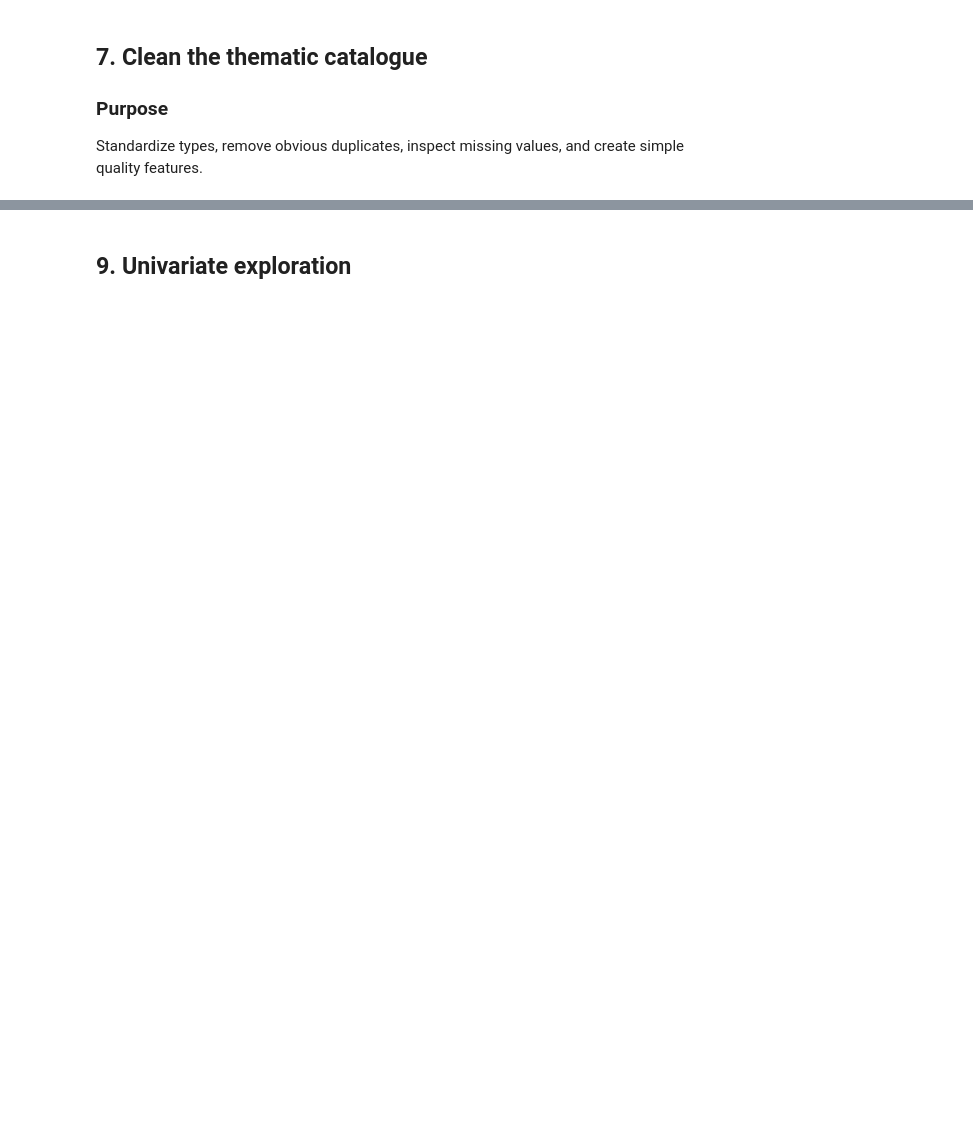
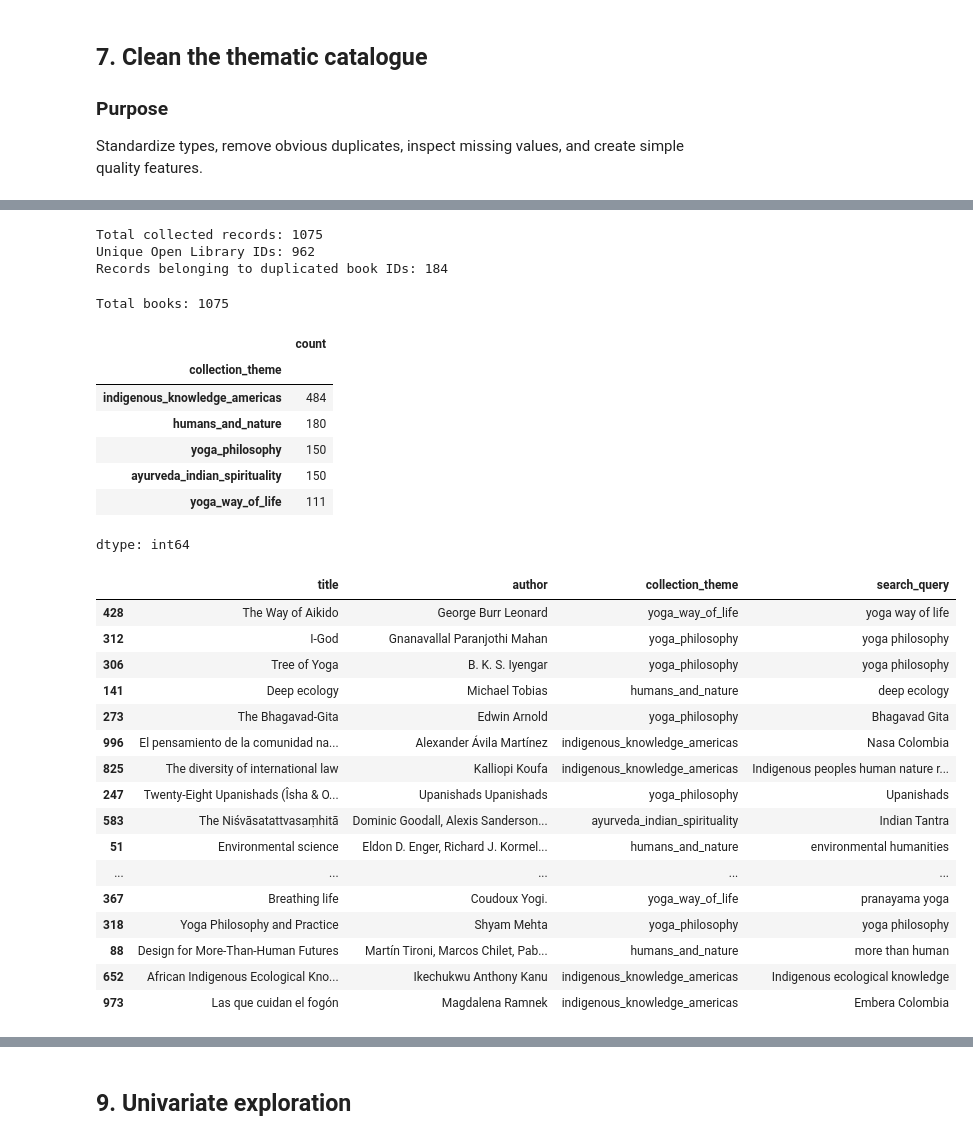
Before and after one commit to fisicangel/kinship-library, a Jupyter notebook: notebooks/01_collection_data_quality_eda.ipynb, the cells around one changed output, grey strips where cells are left out. Saved outputs shown, nothing was run; the diff lists cells and outputs as text; code cells hidden in the pictures; blank space fills up the shorter version.

```diff
--- a/notebooks/01_collection_data_quality_eda.ipynb
+++ b/notebooks/01_collection_data_quality_eda.ipynb
@@ -320,0 +585,71 @@ missing_values
+# %%
+print("Total collected records:", len(open_library_books))
+
+print(
+    "Unique Open Library IDs:",
+    open_library_books["source_id"].nunique()
+)
+
+duplicate_ids = (
+    open_library_books["source_id"]
+    .duplicated(keep=False)
+    .sum()
+)
+
+print(
+    "Records belonging to duplicated book IDs:",
+    duplicate_ids
+)
+# %% [output]
+Total collected records: 1075
+Unique Open Library IDs: 962
+Records belonging to duplicated book IDs: 184
+# %%
+print("Total books:", len(open_library_books))
+
+display(
+    open_library_books[
+        "collection_theme"
+    ].value_counts()
+)
+
+display(
+    open_library_books[
+        [
+            "title",
+            "author",
+            "collection_theme",
+            "search_query"
+        ]
+    ].sample(
+        min(20, len(open_library_books)),
+        random_state=42
+    )
+)
+# %% [output]
+Total books: 1075
+|  | count |
+| collection_theme |  |
+| indigenous_knowledge_americas | 484 |
+| humans_and_nature | 180 |
+| yoga_philosophy | 150 |
+| ayurveda_indian_spirituality | 150 |
+| yoga_way_of_life | 111 |
+dtype: int64
+|  | title | author | collection_theme | search_query |
+| 428 | The Way of Aikido | George Burr Leonard | yoga_way_of_life | yoga way of life |
+| 312 | I-God | Gnanavallal Paranjothi Mahan | yoga_philosophy | yoga philosophy |
+| 306 | Tree of Yoga | B. K. S. Iyengar | yoga_philosophy | yoga philosophy |
+| 141 | Deep ecology | Michael Tobias | humans_and_nature | deep ecology |
+| 273 | The Bhagavad-Gita | Edwin Arnold | yoga_philosophy | Bhagavad Gita |
+| 996 | El pensamiento de la comunidad na... | Alexander Ávila Martínez | indigenous_knowledge_americas | Nasa Colombia |
+| 825 | The diversity of international law | Kalliopi Koufa | indigenous_knowledge_americas | Indigenous peoples human nature r... |
+| 247 | Twenty-Eight Upanishads (Îsha & O... | Upanishads Upanishads | yoga_philosophy | Upanishads |
+| 583 | The Niśvāsatattvasaṃhitā | Dominic Goodall, Alexis Sanderson... | ayurveda_indian_spirituality | Indian Tantra |
+| 51 | Environmental science | Eldon D. Enger, Richard J. Kormel... | humans_and_nature | environmental humanities |
+| ... | ... | ... | ... | ... |
+| 367 | Breathing life | Coudoux Yogi. | yoga_way_of_life | pranayama yoga |
+| 318 | Yoga Philosophy and Practice | Shyam Mehta | yoga_philosophy | yoga philosophy |
+| 88 | Design for More-Than-Human Futures | Martín Tironi, Marcos Chilet, Pab... | humans_and_nature | more than human |
+| 652 | African Indigenous Ecological Kno... | Ikechukwu Anthony Kanu | indigenous_knowledge_americas | Indigenous ecological knowledge |
+| 973 | Las que cuidan el fogón | Magdalena Ramnek | indigenous_knowledge_americas | Embera Colombia |
```
Also changed, not shown: parts of 37 cells of this notebook, 18 other files.
